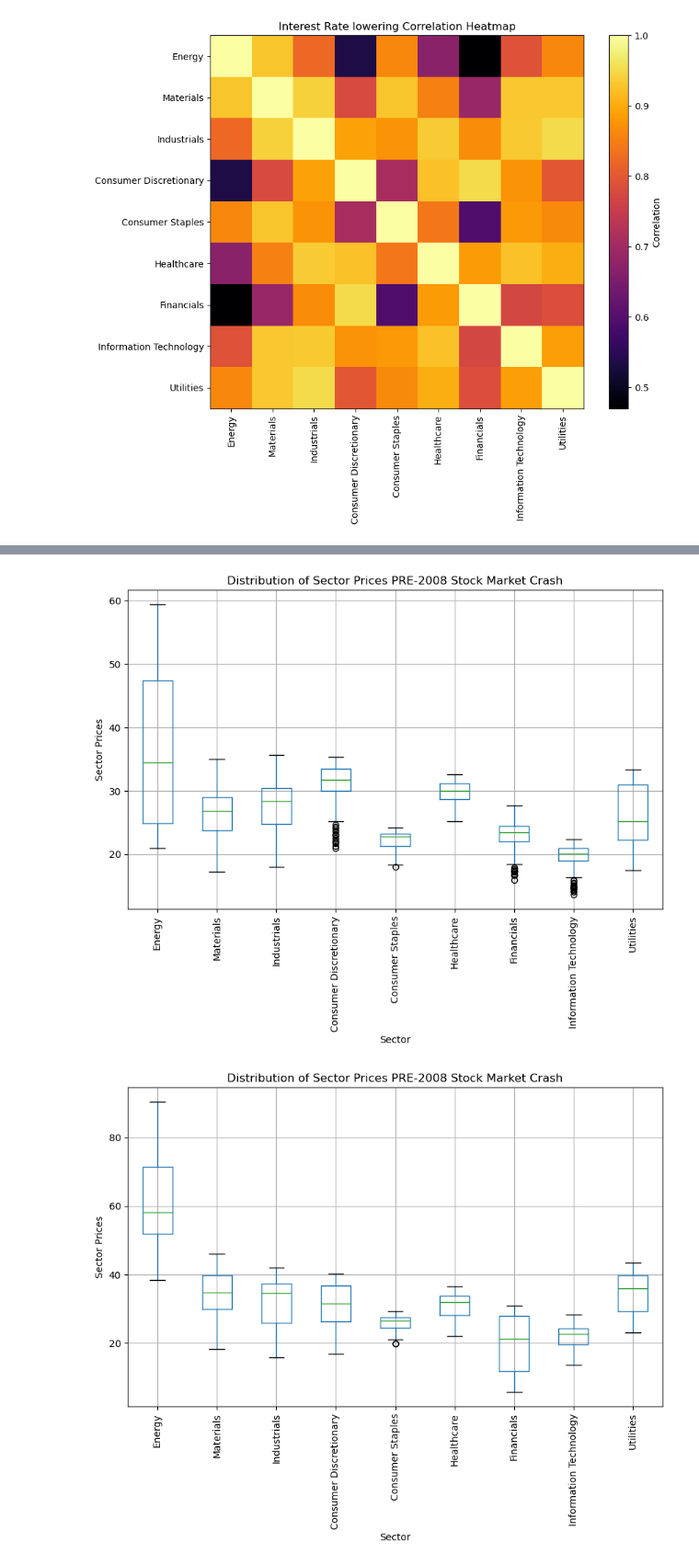
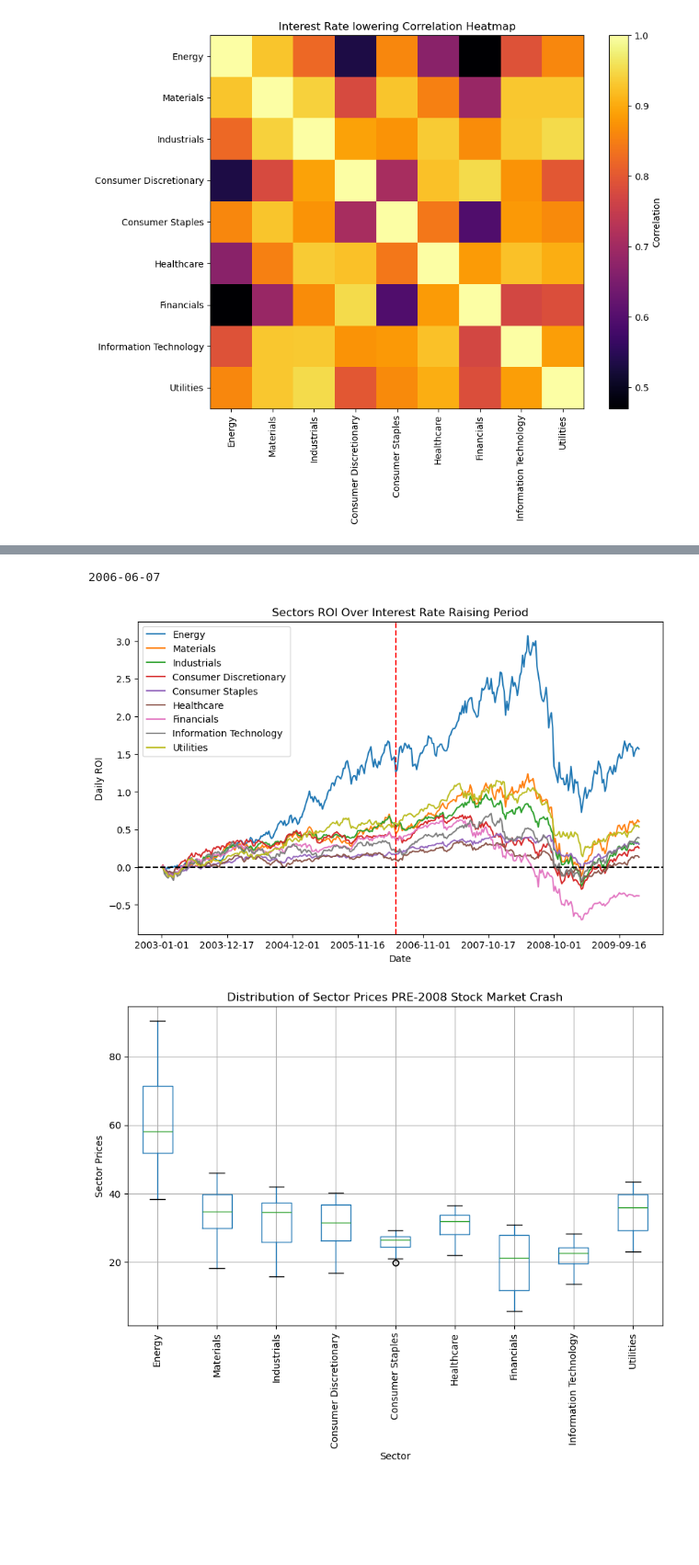
Before and after one commit to RealFakeDoor/Project-one, a Jupyter notebook: Main.ipynb, the cells around one changed output, grey strips where cells are left out. Shown: that part at 92% size. Saved outputs shown, nothing was run; the diff lists cells and outputs as text; code cells hidden in the pictures; blank space fills up the shorter version.

```diff
--- a/Main.ipynb
+++ b/Main.ipynb
@@ -89,12 +114,30 @@ plt.show()
-# %%
-plt.figure(figsize=(10, 6))
-df_Rising_FEDFUND.boxplot(rot=90)
-# Adding labels and title
-plt.xlabel('Sector')
-plt.ylabel('Sector Prices')
-plt.title('Distribution of Sector Prices PRE-2008 Stock Market Crash')
-
-# Show plot
-plt.show()
-# %% [output]
-[figure, removed]
+# %%
+# Calculate ROI for each column
+roi_Total_df = df_Total_FEDFUND_Cycle / df_Total_FEDFUND_Cycle.iloc[0] - 1
+# Calculate percentage change as ROI
+
+# Plot the DataFrame with ROI values
+roi_Total_df.plot(kind='line', figsize=(10, 6))
+
+# Add horizontal line at y=0
+plt.axhline(y=0, color='k', linestyle='--')
+
+# Add vertical line at specific date
+# Convert the target date to a datetime object
+
+target_date = '2006-06-07'
+# pd.to_datetime('2006-06-07')
+print(target_date)
+
+# plt.axvline(x='2006-06-07', color='r', linestyle='--') # This line of code doesn't seem to implement correctly the red vertical line is in the wrong location.
+plt.axvline(x=df_Total_FEDFUND_Cycle.index.get_loc(target_date), color='r', linestyle='--')
+# Add labels and title
+plt.xlabel('Date')
+plt.ylabel('Daily ROI')
+plt.title('Sectors ROI Over Interest Rate Raising Period')
+
+# Show the plot
+plt.show()
+# %% [output]
+2006-06-07
+[figure, added]
```
Also changed, not shown: parts of 13 cells of this notebook.
